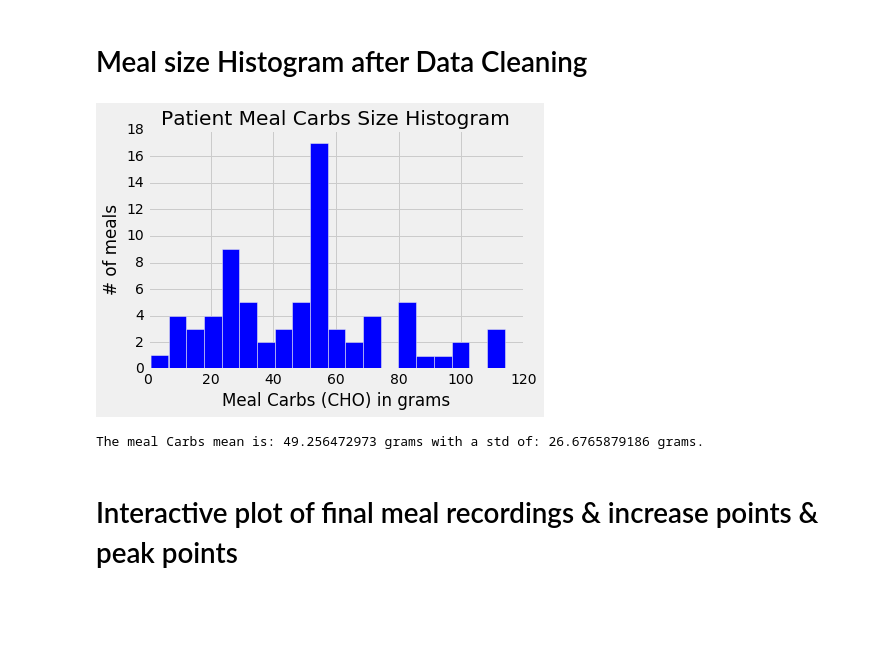
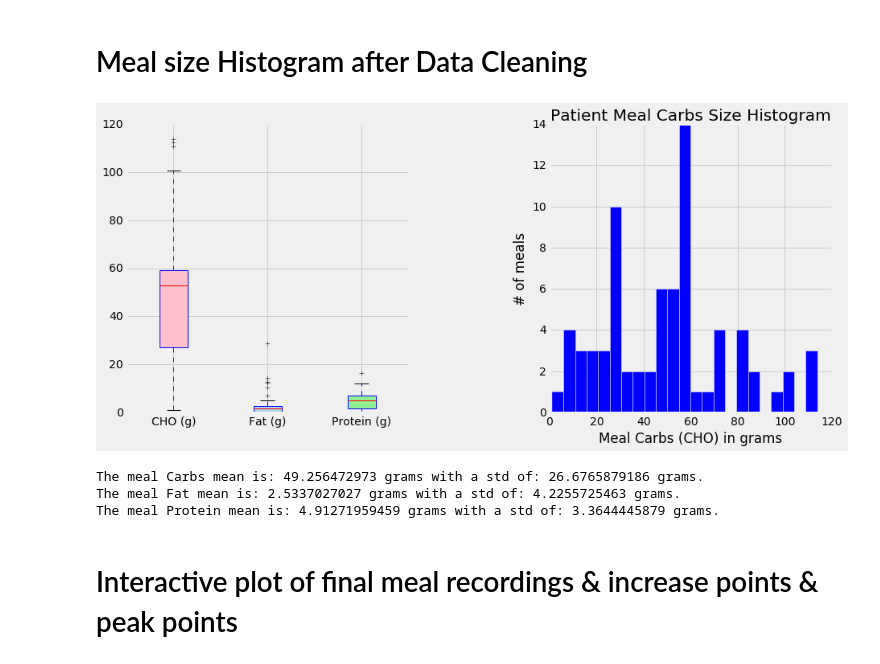
Before and after one commit to SalChem/Diabetic-Project, a Jupyter notebook: Complete Data Cleaning.ipynb, the cells around one changed output. Saved outputs shown, nothing was run; the diff lists cells and outputs as text; code cells hidden in the pictures; blank space fills up the shorter version.

```diff
--- a/Complete Data Cleaning.ipynb
+++ b/Complete Data Cleaning.ipynb
@@ -866,17 +868,43 @@ plotting(df_all_plots_v2, df_P1_meals_w_deletion)
 [figure]
 # %% [markdown]
 # Meal size Histogram after Data Cleaning
-# %%
-n, bins, patches = plt.hist(df_P1_meals_w_deletion['CHO (g)'], 20, facecolor='blue', alpha=1)
-plt.title('Patient Meal Carbs Size Histogram')
-plt.xlabel('Meal Carbs (CHO) in grams')
-plt.ylabel('# of meals')
-plt.show()
-
-print "The meal Carbs mean is:", np.mean(df_P1_meals_w_deletion['CHO (g)']), "grams with a std of:", np.std(df_P1_meals_w_deletion['CHO (g)']), "grams."
-# %% [output]
-[figure, removed]
-The meal Carbs mean is: 49.256472973 grams with a std of: 26.6765879186 grams.
+# %%
+bins =  int(math.ceil(np.max(df_P1_meals_w_deletion['CHO (g)'])/5))#bins of 5 grams
+
+fig, axes = plt.subplots(nrows=1, ncols=2, figsize=(14, 6))
+# rectangular box plot
+bplot1 = axes[0].boxplot([df_P1_meals_w_deletion['CHO (g)'],df_P1_meals_w_deletion['Fat (g)'], df_P1_meals_w_deletion['Protein (g)']],
+                         vert=True,   # vertical box aligmnent
+                         patch_artist=True)
+
+bplot0 = axes[1].hist(df_P1_meals_w_deletion['CHO (g)'], bins, facecolor='blue', alpha=1)
+axes[1].set_xlabel('Meal Carbs (CHO) in grams')
+axes[1].set_ylabel('# of meals')
+axes[1].set_title('Patient Meal Carbs Size Histogram')
+
+# fill with colors
+colors = ['pink', 'lightblue', 'lightgreen']
+for patch, color in zip(bplot1['boxes'], colors):
+    patch.set_facecolor(color)
+
+
+
+# add x-tick labels
+plt.setp(axes[0], xticks=[y+1 for y in range(3)],
+         xticklabels=['CHO (g)', 'Fat (g)', 'Protein (g)'])
+
+fig.subplots_adjust(wspace=0.5)
+
+plt.show()
+
+print "The meal Carbs mean is:", np.mean(df_P1_meals_w_deletion['CHO (g)']), "grams with a std of:", np.std(df_P1_meals_w_deletion['CHO (g)']), "grams."
+print "The meal Fat mean is:", np.mean(df_P1_meals_w_deletion['Fat (g)']), "grams with a std of:", np.std(df_P1_meals_w_deletion['Fat (g)']), "grams."
+print "The meal Protein mean is:", np.mean(df_P1_meals_w_deletion['Protein (g)']), "grams with a std of:", np.std(df_P1_meals_w_deletion['Protein (g)']), "grams."
+# %% [output]
+[figure, added]
+The meal Carbs mean is: 49.256472973 grams with a std of: 26.6765879186 grams.
+The meal Fat mean is: 2.5337027027 grams with a std of: 4.2255725463 grams.
+The meal Protein mean is: 4.91271959459 grams with a std of: 3.3644445879 grams.
 # %% [markdown]
 # Interactive plot of final meal recordings & increase points & peak points
 # %%
```
Also changed, not shown: parts of 3 cells of this notebook.
